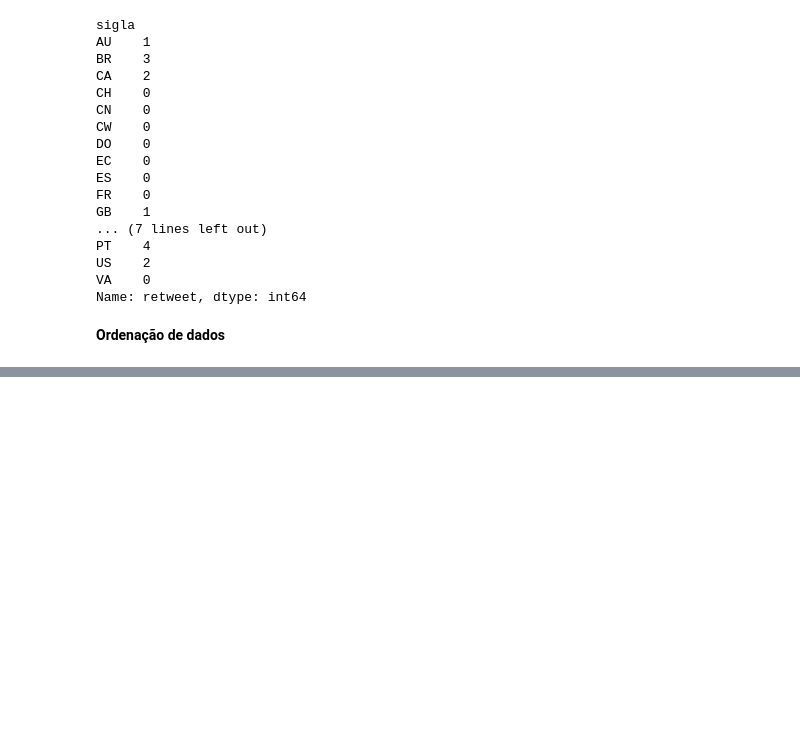
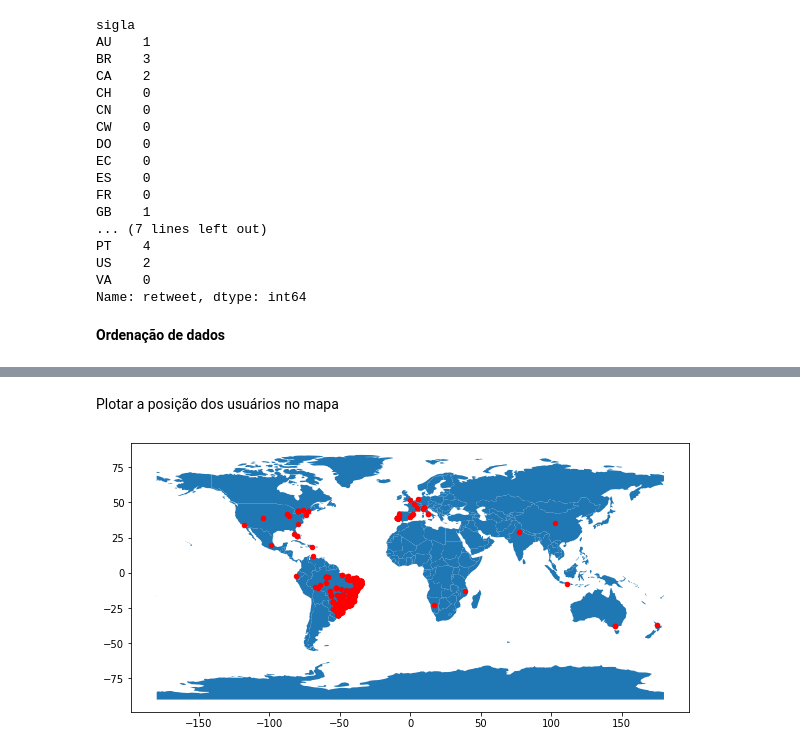
Before and after one commit to RubenSicchar/Lab-de-Ci-ncia-de-Dados-com-Python-e-Pandas, a Jupyter notebook: Untitled6.ipynb, the cells around one changed output, grey strips where cells are left out. Saved outputs shown, nothing was run; the diff lists cells and outputs as text; code cells hidden in the pictures; blank space fills up the shorter version.

```diff
--- a/Untitled6.ipynb
+++ b/Untitled6.ipynb
@@ -504,0 +742,2 @@ Name: retweet, dtype: int64
+# %%
+dados = pd.read_csv("http://tiagodemelo.info/datasets/dados-curso.csv")
@@ -504,0 +753,10 @@ Name: retweet, dtype: int64
+# %% [markdown]
+Plotar a posição dos usuários no mapa
+# %%
+geometry = [Point(xy) for xy in zip(dados['latitude'], dados['longitude'])]
+gdf = GeoDataFrame(dados, geometry=geometry)
+
+world = gpd.read_file(gpd.datasets.get_path('naturalearth_lowres'))
+gdf.plot(ax=world.plot(figsize=(10, 6)), marker='o', color='red', markersize=20);
+# %% [output]
+[figure, added]
```
Also changed, not shown: parts of 41 cells of this notebook.
